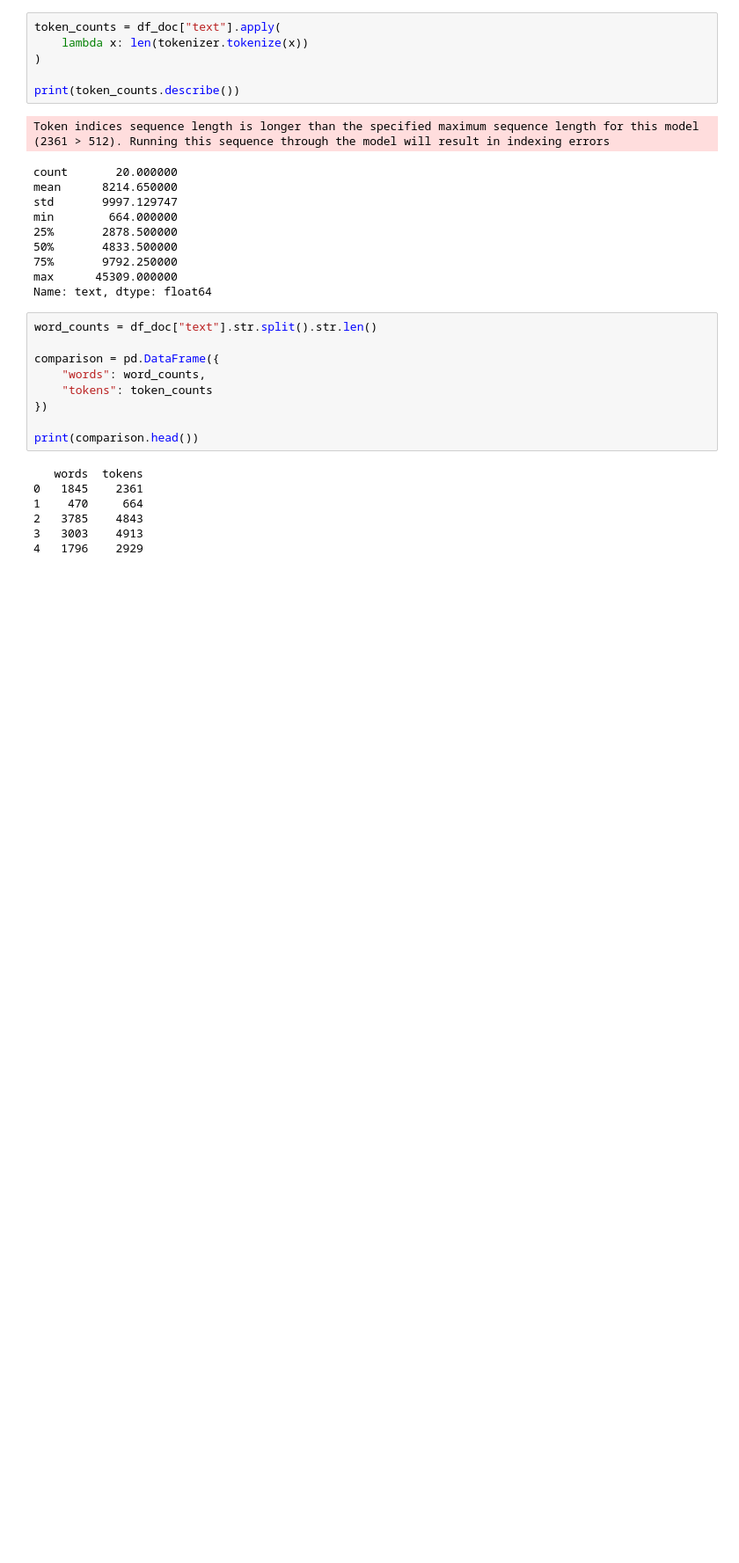
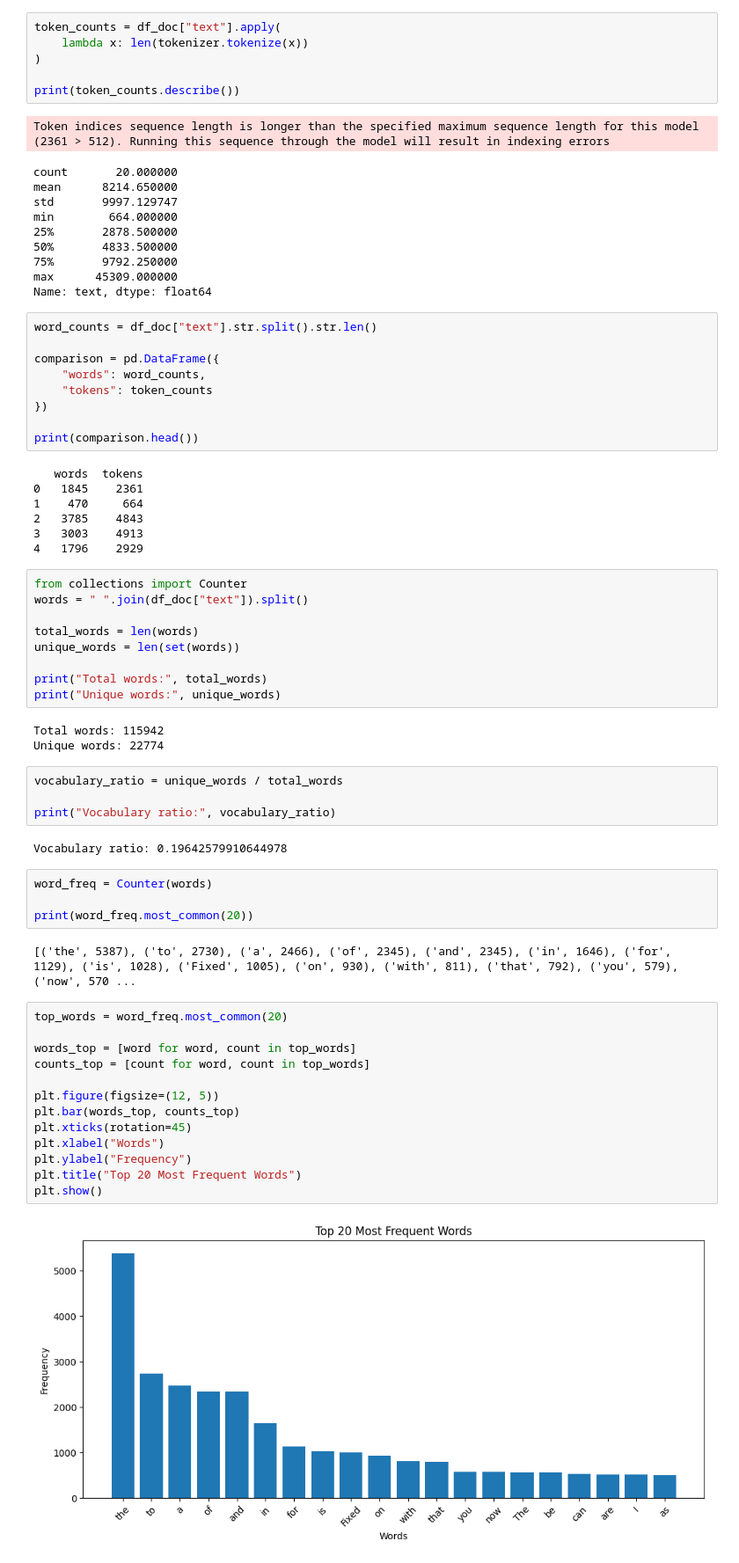
Before and after one commit to yashbhatt0508/research-ai, a Jupyter notebook: research-ai.ipynb, the cells around one changed output. Shown at 88% size. Cells and saved outputs as stored; diff of their text form; blank space fills up the shorter version.

```diff
--- a/research-ai.ipynb
+++ b/research-ai.ipynb
@@ -211,3 +211,42 @@ print(comparison.head())
 2   3785    4843
 3   3003    4913
 4   1796    2929
+# %%
+from collections import Counter
+words = " ".join(df_doc["text"]).split()
+
+total_words = len(words)
+unique_words = len(set(words))
+
+print("Total words:", total_words)
+print("Unique words:", unique_words)
+# %% [output]
+Total words: 115942
+Unique words: 22774
+# %%
+vocabulary_ratio = unique_words / total_words
+
+print("Vocabulary ratio:", vocabulary_ratio)
+# %% [output]
+Vocabulary ratio: 0.19642579910644978
+# %%
+word_freq = Counter(words)
+
+print(word_freq.most_common(20))
+# %% [output]
+[('the', 5387), ('to', 2730), ('a', 2466), ('of', 2345), ('and', 2345), ('in', 1646), ('for', 1129), ('is', 1028), ('Fixed', 1005), ('on', 930), ('with', 811), ('that', 792), ('you', 579), ('now', 570 ...
+# %%
+top_words = word_freq.most_common(20)
+
+words_top = [word for word, count in top_words]
+counts_top = [count for word, count in top_words]
+
+plt.figure(figsize=(12, 5))
+plt.bar(words_top, counts_top)
+plt.xticks(rotation=45)
+plt.xlabel("Words")
+plt.ylabel("Frequency")
+plt.title("Top 20 Most Frequent Words")
+plt.show()
+# %% [output]
+[figure, added]
```
Also changed, not shown: parts of 8 cells of this notebook.
